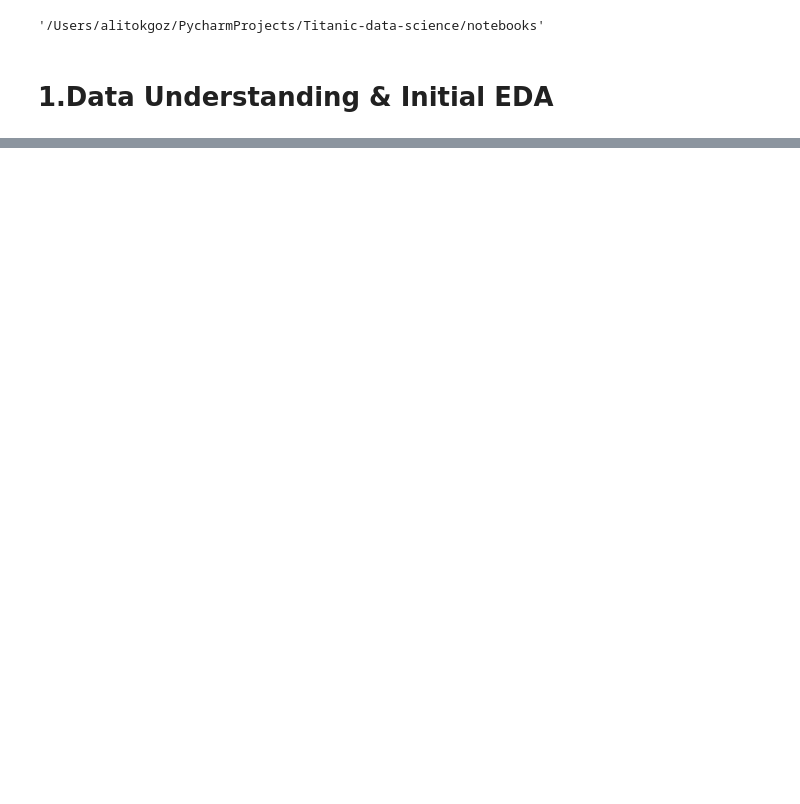
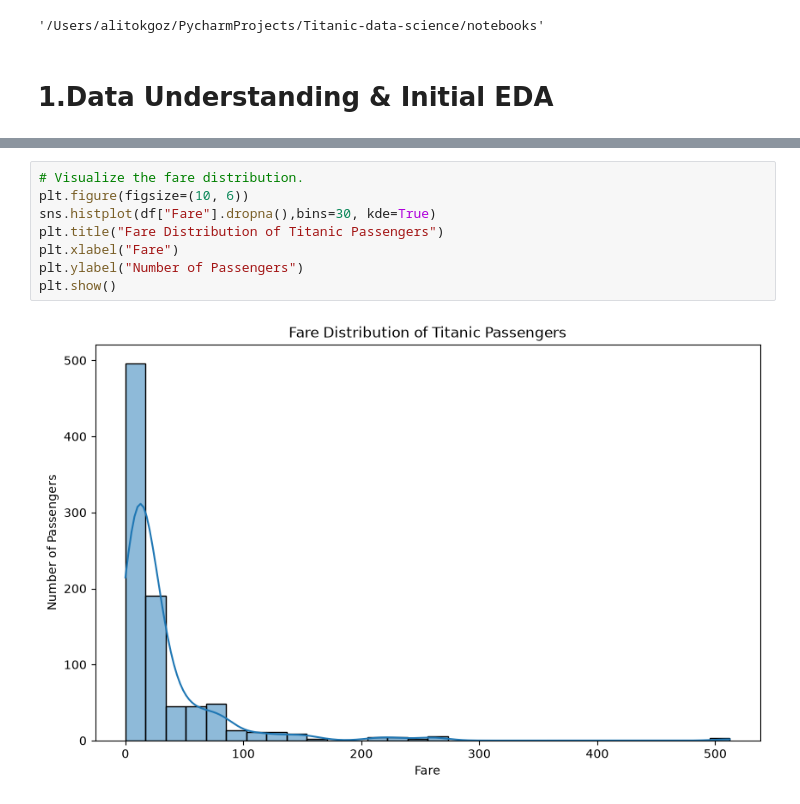
Before and after one commit to alitokgoz7/Titanic-data-science, a Jupyter notebook: notebooks/titanic_analysis.ipynb, the cells around one changed output, grey strips where cells are left out. Cells and saved outputs as stored; diff of their text form; blank space fills up the shorter version.

```diff
--- a/notebooks/titanic_analysis.ipynb
+++ b/notebooks/titanic_analysis.ipynb
@@ -125,0 +228,10 @@ Name: Survived, dtype: float64
+# %%
+# Visualize the fare distribution.
+plt.figure(figsize=(10, 6))
+sns.histplot(df["Fare"].dropna(),bins=30, kde=True)
+plt.title("Fare Distribution of Titanic Passengers")
+plt.xlabel("Fare")
+plt.ylabel("Number of Passengers")
+plt.show()
+# %% [output]
+[figure, added]
```
Also changed, not shown: parts of 30 cells of this notebook, 1 other file.
